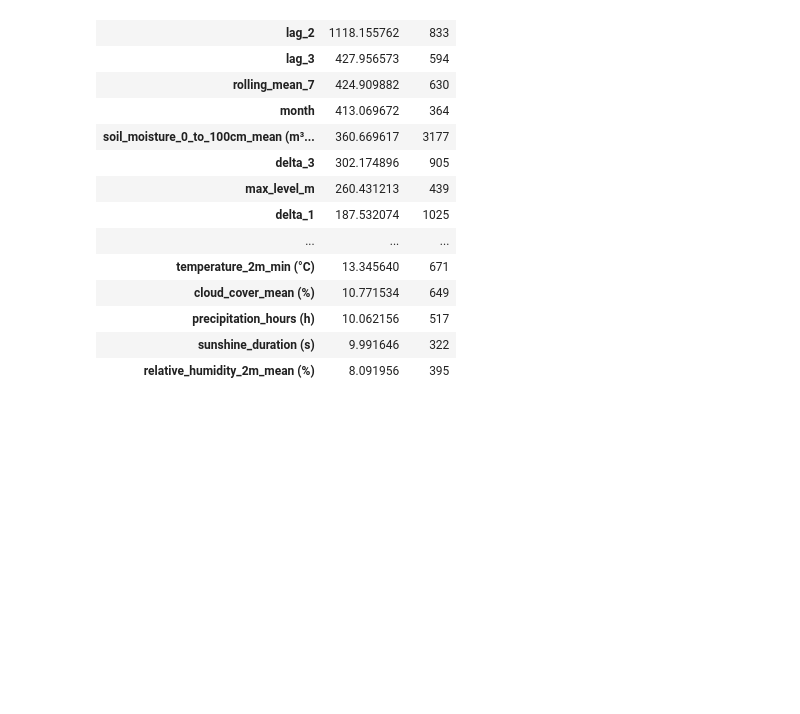
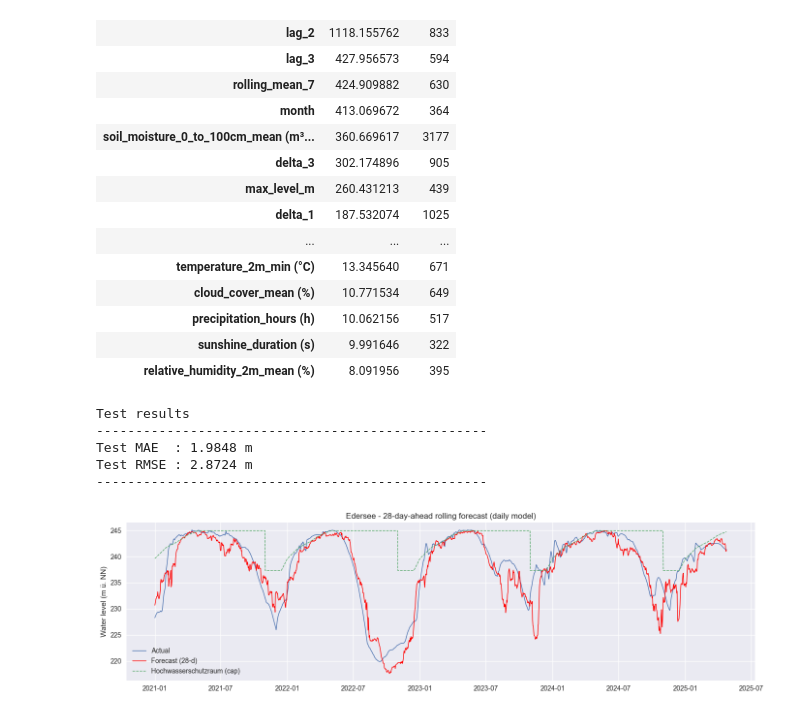
Before and after one commit to Marius-Knipp/edersee-water-prediction, a Jupyter notebook: notebooks/XGBoost.ipynb, the cells around one changed output. Saved outputs shown, nothing was run; the diff lists cells and outputs as text; code cells hidden in the pictures; blank space fills up the shorter version.

```diff
--- a/notebooks/XGBoost.ipynb
+++ b/notebooks/XGBoost.ipynb
@@ -155,6 +155,7 @@ test_df  = df[df["pred_date"] > val_end]           # keep for later
 # Keep only rows that still have a target
 train_df = train_df.dropna(subset=["target"])
 val_df   = val_df.dropna(subset=["target"])
+test_df  = test_df.dropna(subset=["target"])
 
 # Build features/labels
 exceptions = ["timestamp", "pred_date", "target",
@@ -164,6 +165,7 @@ feature_cols = [c for c in train_df.columns if c not in
 
 X_train, y_train = train_df[feature_cols], train_df["target"]
 X_val,   y_val   = val_df[feature_cols],   val_df["target"]
+X_test,  y_test  = test_df[feature_cols],  test_df["target"]
 # %%
 # ---------- Optuna hyperparameter tuning ----------
 def objective(trial):
@@ -369,3 +372,51 @@ imp_df
 | precipitation_hours (h) | 10.062156 | 517 |
 | sunshine_duration (s) | 9.991646 | 322 |
 | relative_humidity_2m_mean (%) | 8.091956 | 395 |
+# %%
+# --------------------------------------------------
+# 8. Validation metrics
+# --------------------------------------------------
+test_pred = model.predict(X_test)
+
+rmse = np.sqrt(mean_squared_error(y_test, test_pred))
+mae  = mean_absolute_error(y_test, test_pred)
+
+print("Test results")
+print("-" * 50)
+print(f"Test MAE  : {mae:6.4f} m")
+print(f"Test RMSE : {rmse:6.4f} m")
+print("-" * 50)
+
+# (optional) Feature importance:
+# importances = model.get_booster().get_score(importance_type="gain")
+
+# --------------------------------------------------
+# 9. Quick plot
+# --------------------------------------------------
+plot_dates = test_df["pred_date"]                  # already T+28
+dyn_cap    = compute_max_level_series(plot_dates).values
+
+fig, ax = plt.subplots(figsize=(14,4))
+ax.plot(plot_dates, y_test,     label="Actual",          lw=1)
+ax.plot(plot_dates, test_pred,  label="Forecast (28-d)", lw=1, color="red")
+ax.plot(plot_dates, dyn_cap,   label="Hochwasserschutzraum (cap)",
+                               ls="--", lw=1)
+ax.set_ylabel("Water level (m ü. NN)")
+ax.set_title("Edersee - 28-day-ahead rolling forecast (daily model)")
+ax.legend(loc="lower left")
+plt.tight_layout()
+plt.show()
+
+# Save predictions to CSV
+predictions_df = pd.DataFrame({
+    "Actual"   : np.array(y_test),
+    "Predicted": test_pred,
+}, index=plot_dates)
+predictions_df.to_csv("../output/predictions/XGBoost_test_predictions.csv", index=True)
+# %% [output]
+Test results
+--------------------------------------------------
+Test MAE  : 1.9848 m
+Test RMSE : 2.8724 m
+--------------------------------------------------
+[figure, added]
```
Also changed, not shown: parts of 3 cells of this notebook, 4 other files.
